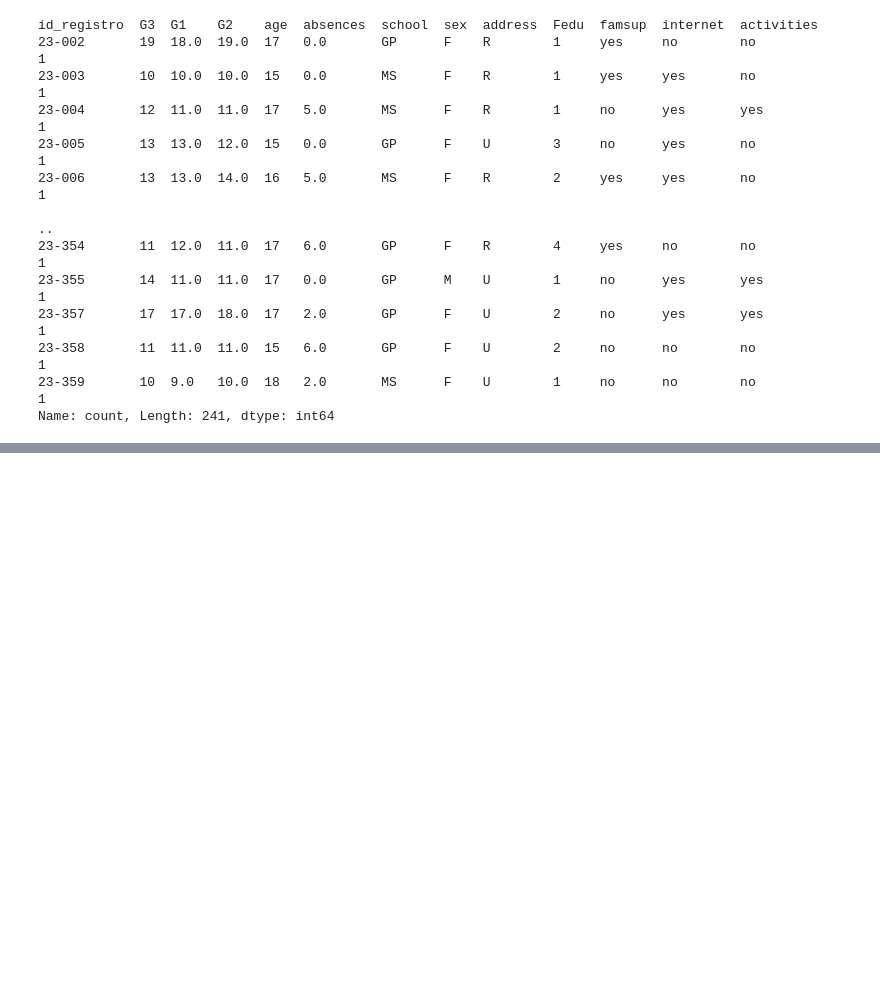
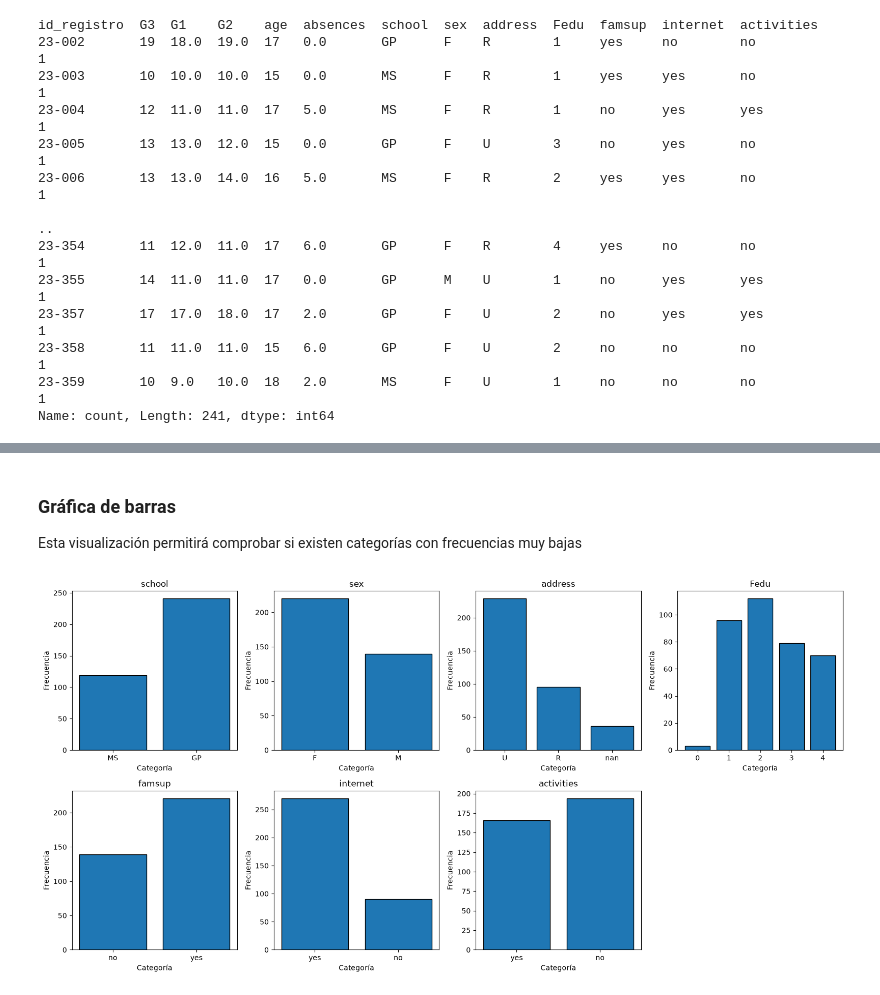
Before and after one commit to Peripera/final_ev_stadistics, a Jupyter notebook: exploratory_analysis.ipynb, the cells around one changed output, grey strips where cells are left out. Saved outputs shown, nothing was run; the diff lists cells and outputs as text; code cells hidden in the pictures; blank space fills up the shorter version.

```diff
--- a/exploratory_analysis.ipynb
+++ b/exploratory_analysis.ipynb
@@ -159,0 +610,35 @@ Name: count, Length: 241, dtype: int64
+# %% [markdown]
+### Gráfica de barras
+
+Esta visualización permitirá comprobar si existen categorías con frecuencias muy bajas
+# %%
+fig, axes = plt.subplots(2, 4, figsize=(16, 8))
+axes = axes.flatten()
+
+for i, variable in enumerate(variables_categoricas):
+    frecuencias = df[variable].value_counts(
+        dropna=False,
+        sort=False
+    )
+
+    if variable == "Fedu":
+        frecuencias = frecuencias.sort_index()
+
+    frecuencias.index = frecuencias.index.map(str)
+
+    axes[i].bar(
+        frecuencias.index,
+        frecuencias.values,
+        edgecolor="black"
+    )
+
+    axes[i].set_title(variable)
+    axes[i].set_xlabel("Categoría")
+    axes[i].set_ylabel("Frecuencia")
+
+axes[-1].axis("off")
+
+plt.tight_layout()
+plt.show()
+# %% [output]
+[figure, added]
```
Also changed, not shown: parts of 84 cells of this notebook.
